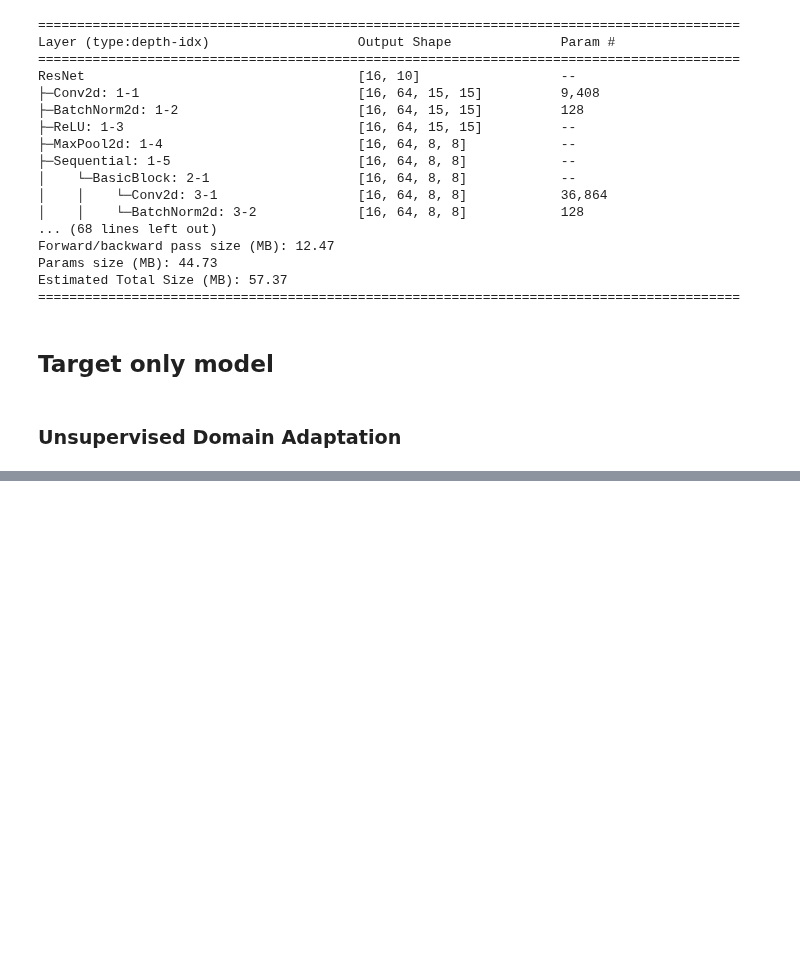
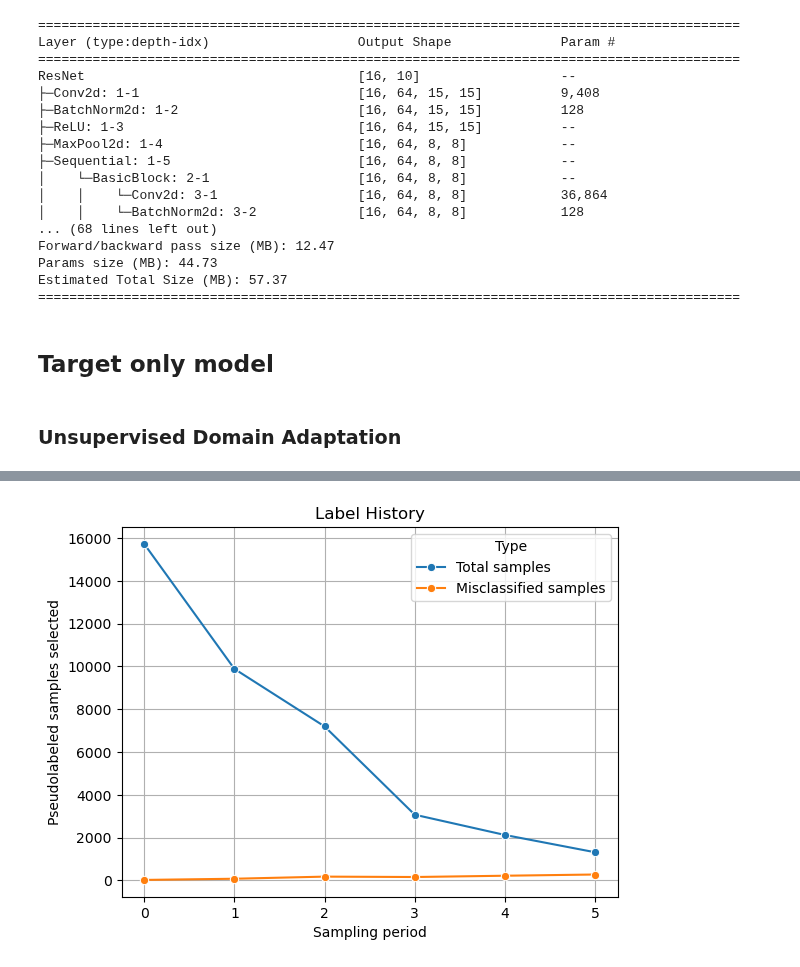
Before and after one commit to dimits-ts/deep_vision_domain_adaptation, a Jupyter notebook: domain_adaptation.ipynb, the cells around one changed output, grey strips where cells are left out. Saved outputs shown, nothing was run; the diff lists cells and outputs as text; code cells hidden in the pictures; blank space fills up the shorter version.

```diff
--- a/domain_adaptation.ipynb
+++ b/domain_adaptation.ipynb
@@ -781,0 +857,4 @@ weighted avg       0.60      0.38      0.36     10063
+# %%
+tasks.results.plot_label_history(label_history, encodings)
+# %% [output]
+[figure, added]
```
Also changed, not shown: parts of 16 cells of this notebook, 6 other files.
